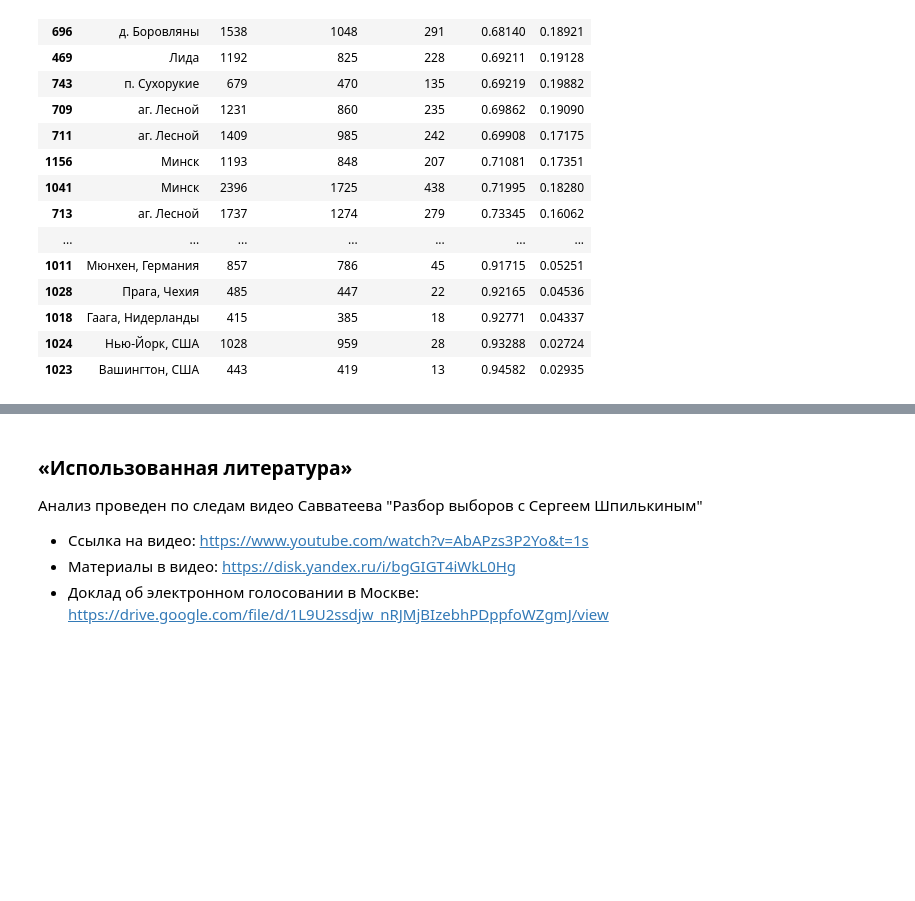
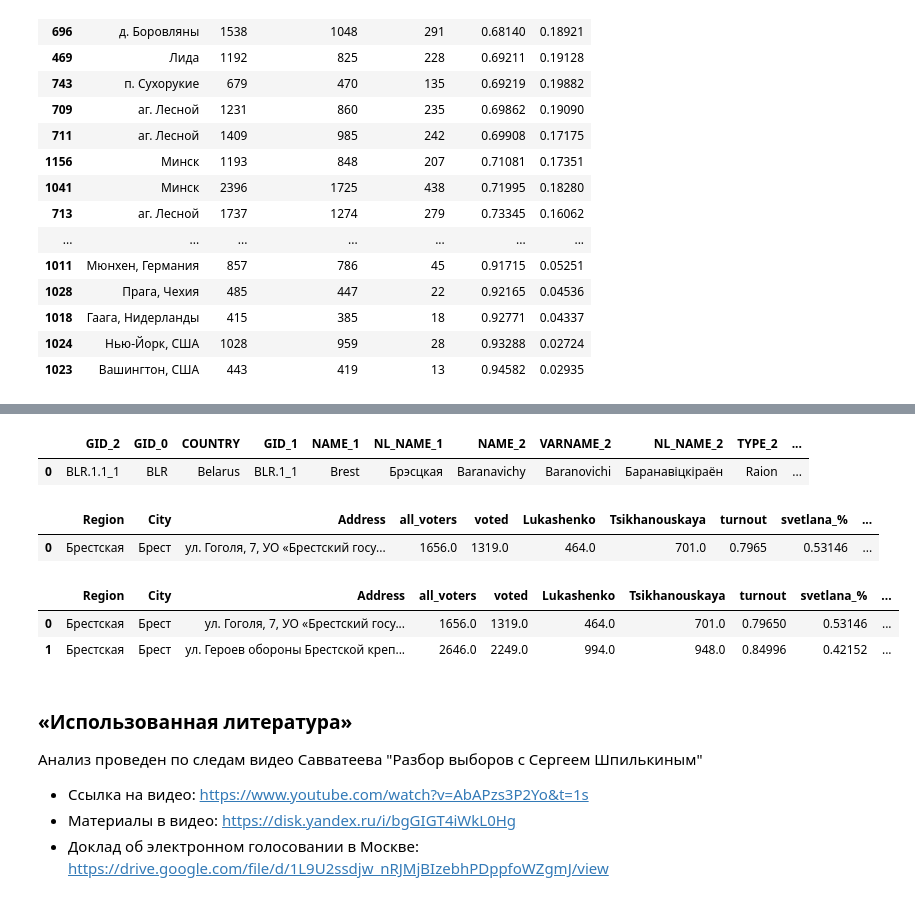
Before and after one commit to vadimkonovod/elections2020, a Jupyter notebook: Belarus Elections 2020 (ENG).ipynb, the cells around one changed output, grey strips where cells are left out. Saved outputs shown, nothing was run; the diff lists cells and outputs as text; code cells hidden in the pictures; blank space fills up the shorter version.

```diff
--- a/Belarus Elections 2020 (ENG).ipynb
+++ b/Belarus Elections 2020 (ENG).ipynb
@@ -224,0 +257,26 @@ votes[['City', 'voted', 'Tsikhanouskaya', 'Lukashenko', 'svetlana_%', 'luka_%']]
+# %%
+blr.head(1)
+# %% [output]
+|  | GID_2 | GID_0 | COUNTRY | GID_1 | NAME_1 | NL_NAME_1 | NAME_2 | VARNAME_2 | NL_NAME_2 | TYPE_2 | ... |
+| 0 | BLR.1.1_1 | BLR | Belarus | BLR.1_1 | Brest | Брэсцкая | Baranavichy | Baranovichi | Баранавіцкіраён | Raion | ... |
+# %%
+votes["City"] = votes["City"].astype(str)
+votes["Address"] = votes["Address"].astype(str)
+# %%
+columns = ['Dmitriev', 'Konopackaya', 'Cherechen', 'early_voters', 'early_voters_%']
+data = votes.drop(columns=columns)
+data["FullAddress"] = data["City"] + ", "+ data["Address"]
+
+data.head(1)
+# %% [output]
+|  | Region | City | Address | all_voters | voted | Lukashenko | Tsikhanouskaya | turnout | svetlana_% | ... |
+| 0 | Брестская | Брест | ул. Гоголя, 7, УО «Брестский госу... | 1656.0 | 1319.0 | 464.0 | 701.0 | 0.7965 | 0.53146 | ... |
+# %%
+data["ShortAddress"] = data["FullAddress"].apply(lambda x: ",".join(x.split(",")[:3]))
+data.head(2)
+
+# some addresses have name of the city twice
+# %% [output]
+|  | Region | City | Address | all_voters | voted | Lukashenko | Tsikhanouskaya | turnout | svetlana_% | ... |
+| 0 | Брестская | Брест | ул. Гоголя, 7, УО «Брестский госу... | 1656.0 | 1319.0 | 464.0 | 701.0 | 0.79650 | 0.53146 | ... |
+| 1 | Брестская | Брест | ул. Героев обороны Брестской креп... | 2646.0 | 2249.0 | 994.0 | 948.0 | 0.84996 | 0.42152 | ... |
```
Also changed, not shown: parts of 8 cells of this notebook, 3 other files.
